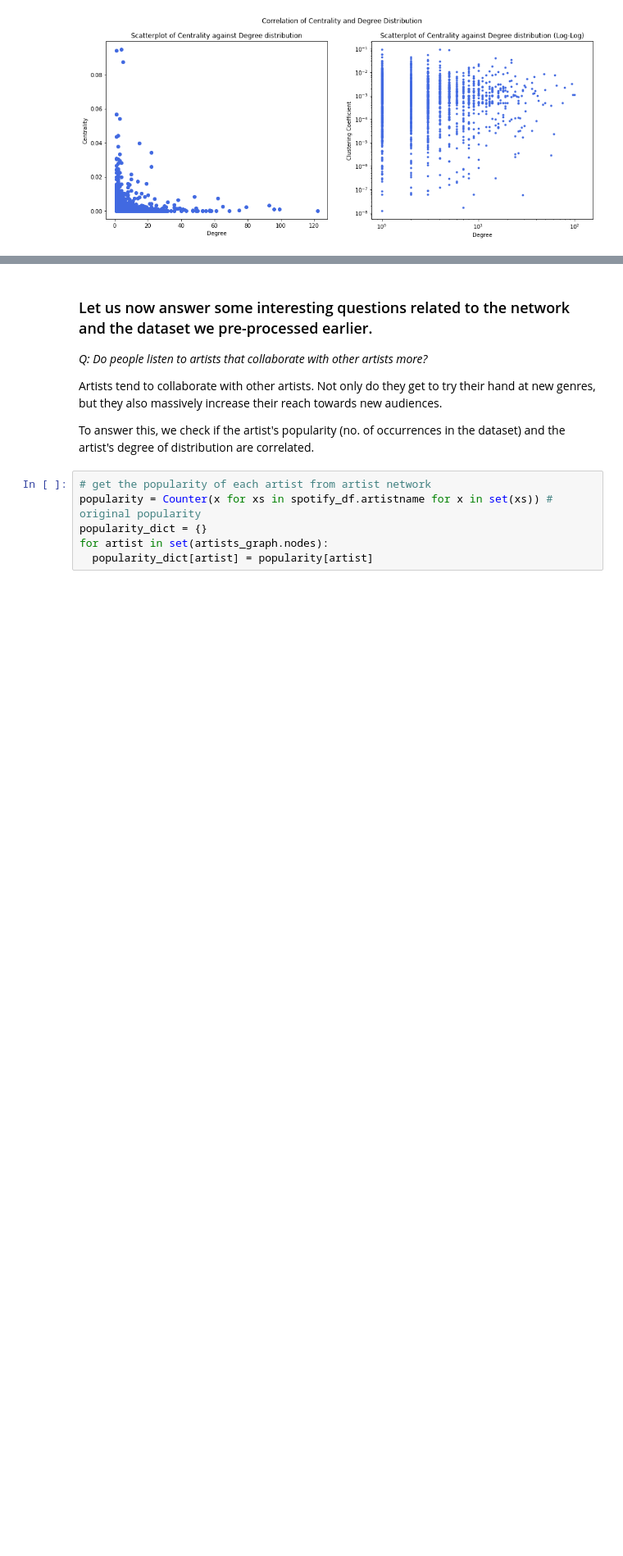
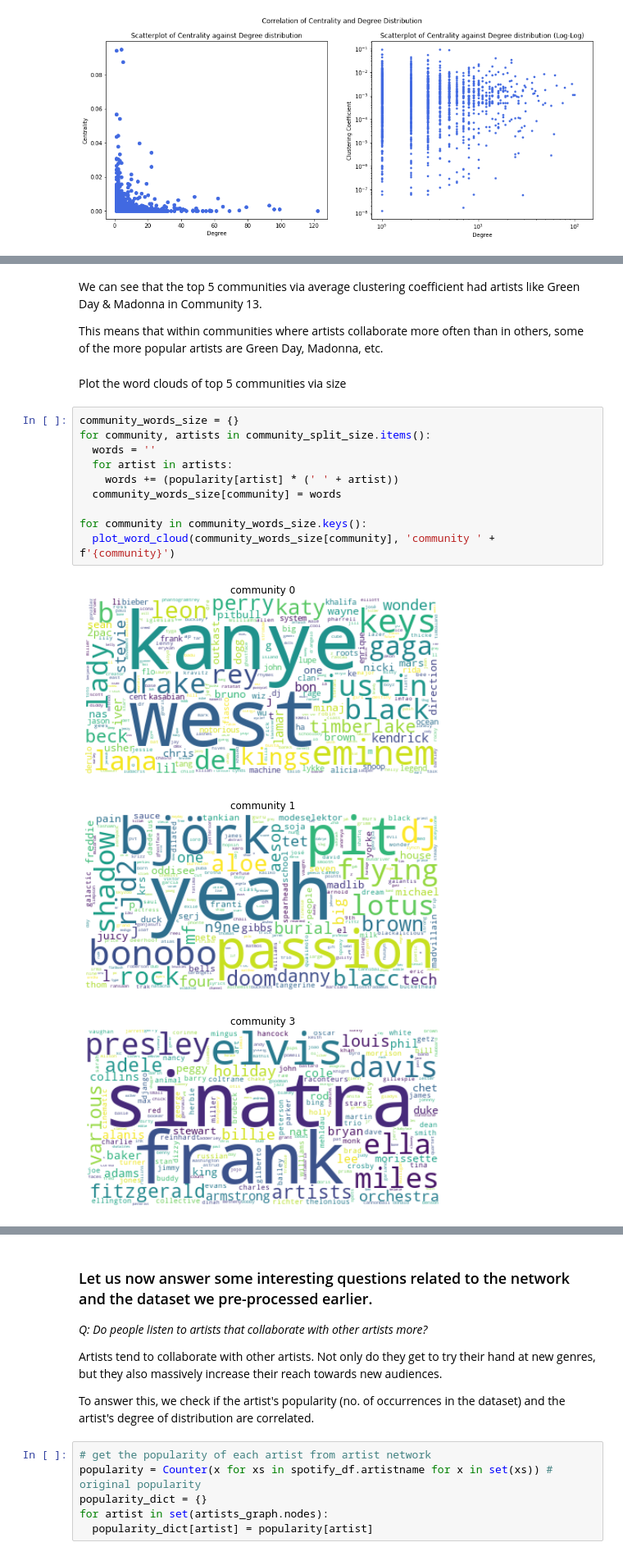
Before and after one commit to bakos97/Final-project-Social-Graphs, a Jupyter notebook: notebooks/Spotify_Network_(from_Collaboration).ipynb, the cells around one changed output, grey strips where cells are left out. Shown at 82% size. Drawn from its saved outputs; the diff is of its cells as text; blank space fills up the shorter version.

```diff
--- a/notebooks/Spotify_Network_(from_Collaboration).ipynb
+++ b/notebooks/Spotify_Network_(from_Collaboration).ipynb
@@ -969,0 +1018,20 @@ We use TF-IDF scores to determine the importance of each artist within the commu
+# %% [markdown]
+We can see that the top 5 communities via average clustering coefficient had artists like Green Day & Madonna in Community 13.
+
+This means that within communities where artists collaborate more often than in others, some of the more popular artists are Green Day, Madonna, etc.
+# %% [markdown]
+Plot the word clouds of top 5 communities via size
+# %%
+community_words_size = {}
+for community, artists in community_split_size.items():
+  words = ''
+  for artist in artists:
+    words += (popularity[artist] * (' ' + artist))
+  community_words_size[community] = words
+
+for community in community_words_size.keys():
+  plot_word_cloud(community_words_size[community], 'community ' + f'{community}')
+# %% [output]
+[figure, added]
+[figure, added]
+[figure, added]
```
Also changed, not shown: parts of 10 cells of this notebook.
